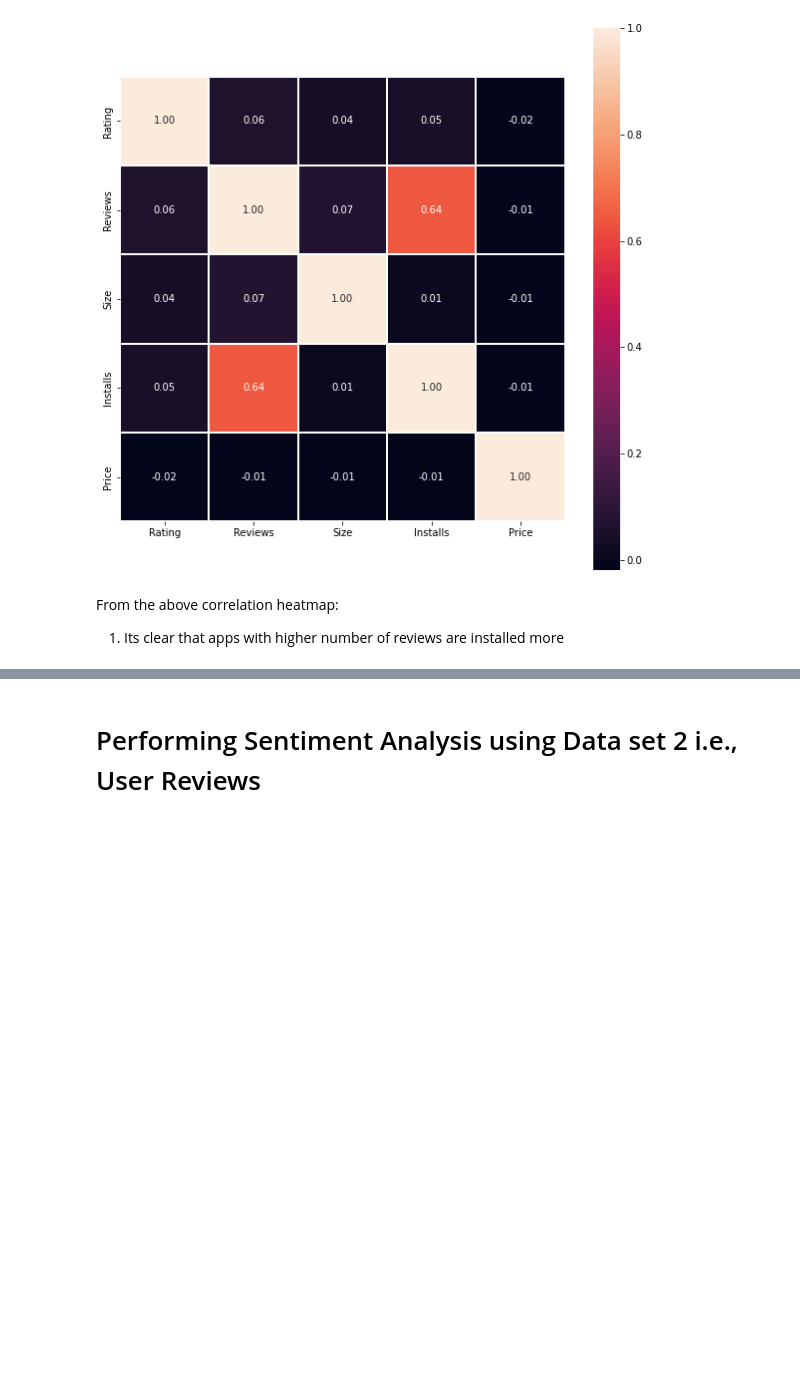
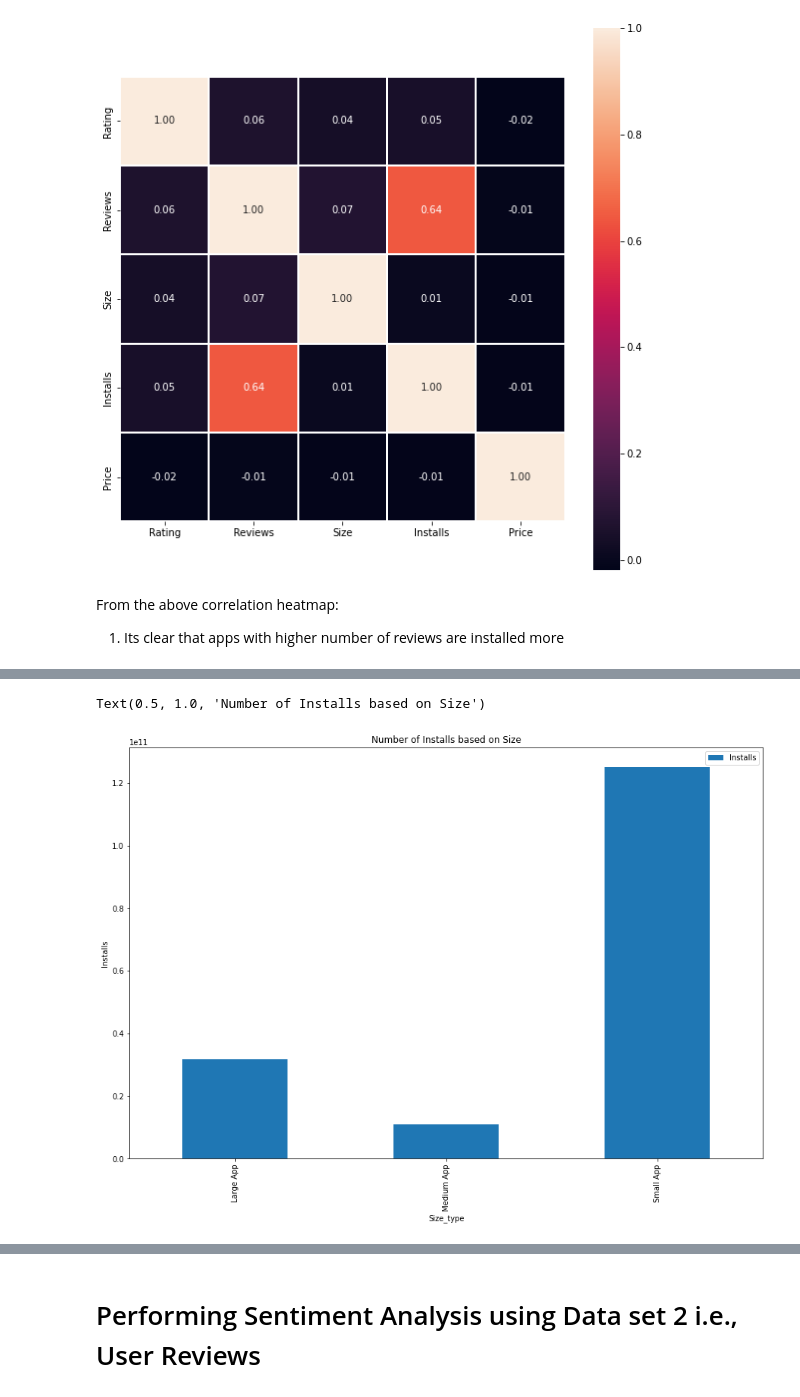
Before and after one commit to Sanjeevhegde009/EDA-Capstone-Project-Playstore-App-Data-Review, a Jupyter notebook: EDA_Capstone_Project_Playstore_App_Reviews.ipynb, the cells around one changed output, grey strips where cells are left out. Saved outputs shown, nothing was run; the diff lists cells and outputs as text; code cells hidden in the pictures; blank space fills up the shorter version.

```diff
--- a/EDA_Capstone_Project_Playstore_App_Reviews.ipynb
+++ b/EDA_Capstone_Project_Playstore_App_Reviews.ipynb
@@ -667,0 +670,17 @@ From the above correlation heatmap:
+# %%
+#Let us firstly create a function to segregate apps base don their size
+def app_classifier(size):
+  '''This app takes the size of the app as the input and classifies it into small, medium and large size apps'''
+  if size>0 and size<25000:
+    return 'Small App'
+  elif size>=25000 and size<50000:
+    return 'Medium App'
+  elif size>=50000:
+    return 'Large App'
+  else:
+    return 'Invalid Size'
+  return size
+# %%
+#Lets apply the above function using lambda on Size column to classify apps
+app_data['Size_type']= app_data['Size'].apply(lambda x: app_classifier(x))
+app_data.head(5)
@@ -667,0 +694,9 @@ From the above correlation heatmap:
+# %%
+#Lets now plot the app list as per the classification based on the size
+plt.rcParams['figure.figsize']=(15,10)
+app_data.groupby('Size_type')[['Installs']].sum().plot(kind='bar')
+plt.ylabel('Installs')
+plt.title('Number of Installs based on Size')
+# %% [output]
+Text(0.5, 1.0, 'Number of Installs based on Size')
+[figure, added]
```
Also changed, not shown: parts of 17 cells of this notebook.
